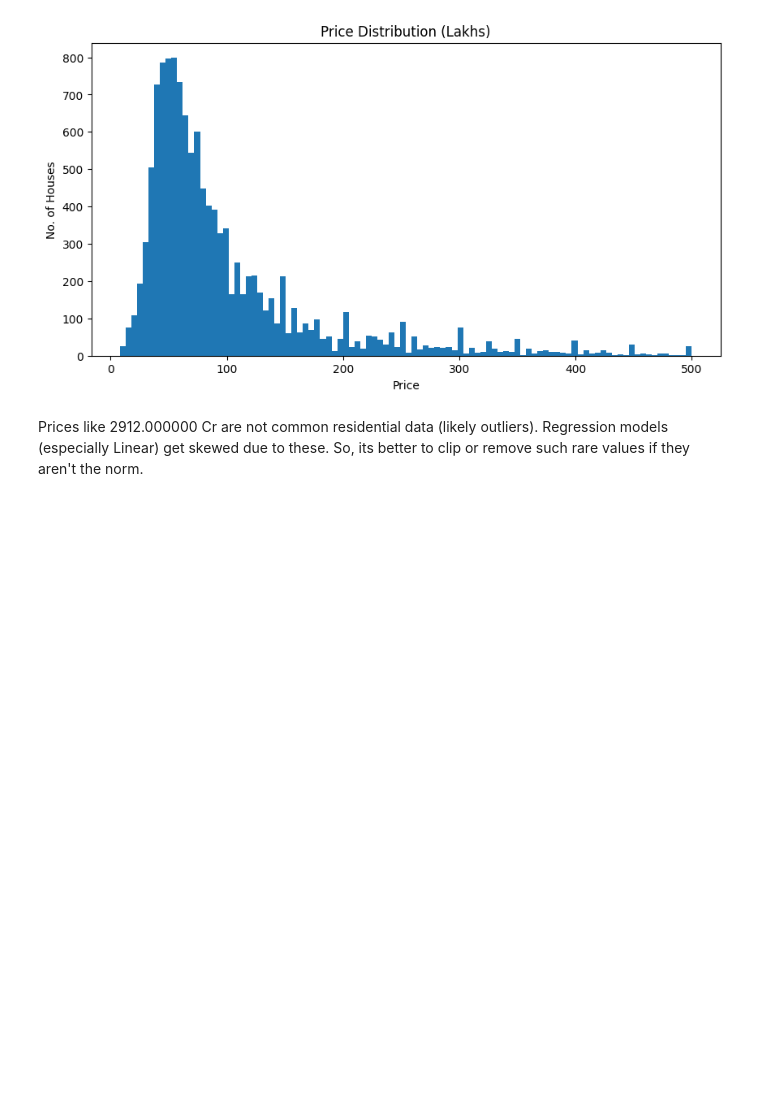
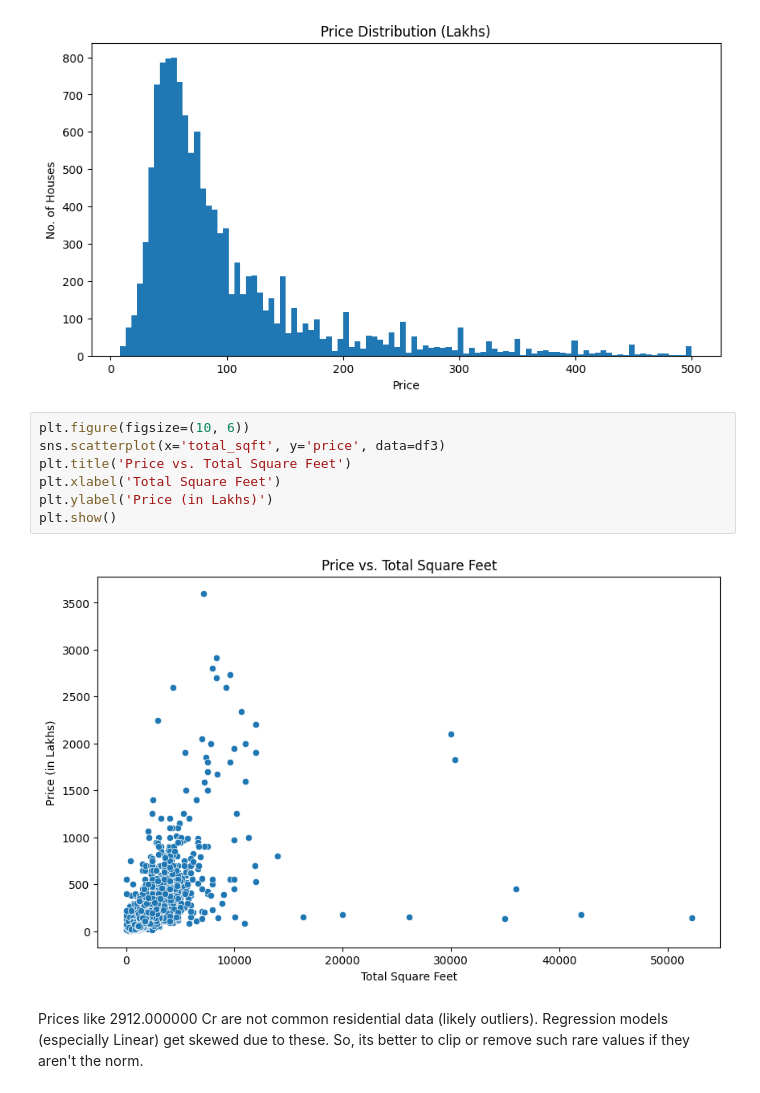
Before and after one commit to aysh34/Real-Estate-Price-Estimator, a Jupyter notebook: End-to-End-Real-Estate-Price-Estimator.ipynb, the cells around one changed output. Drawn from its saved outputs; the diff is of its cells as text; blank space fills up the shorter version.

```diff
--- a/End-to-End-Real-Estate-Price-Estimator.ipynb
+++ b/End-to-End-Real-Estate-Price-Estimator.ipynb
@@ -357,6 +370,15 @@ plt.ylabel("No. of Houses")
 plt.show()
 # %% [output]
 [figure]
+# %%
+plt.figure(figsize=(10, 6))
+sns.scatterplot(x='total_sqft', y='price', data=df3)
+plt.title('Price vs. Total Square Feet')
+plt.xlabel('Total Square Feet')
+plt.ylabel('Price (in Lakhs)')
+plt.show()
+# %% [output]
+[figure, added]
 # %% [markdown]
 Prices like 2912.000000 Cr are not common residential data (likely outliers). Regression models (especially Linear) get skewed due to these. So, its better to clip or remove such rare values if they aren't the norm.
 # %%
```
Also changed, not shown: parts of 18 cells of this notebook.
